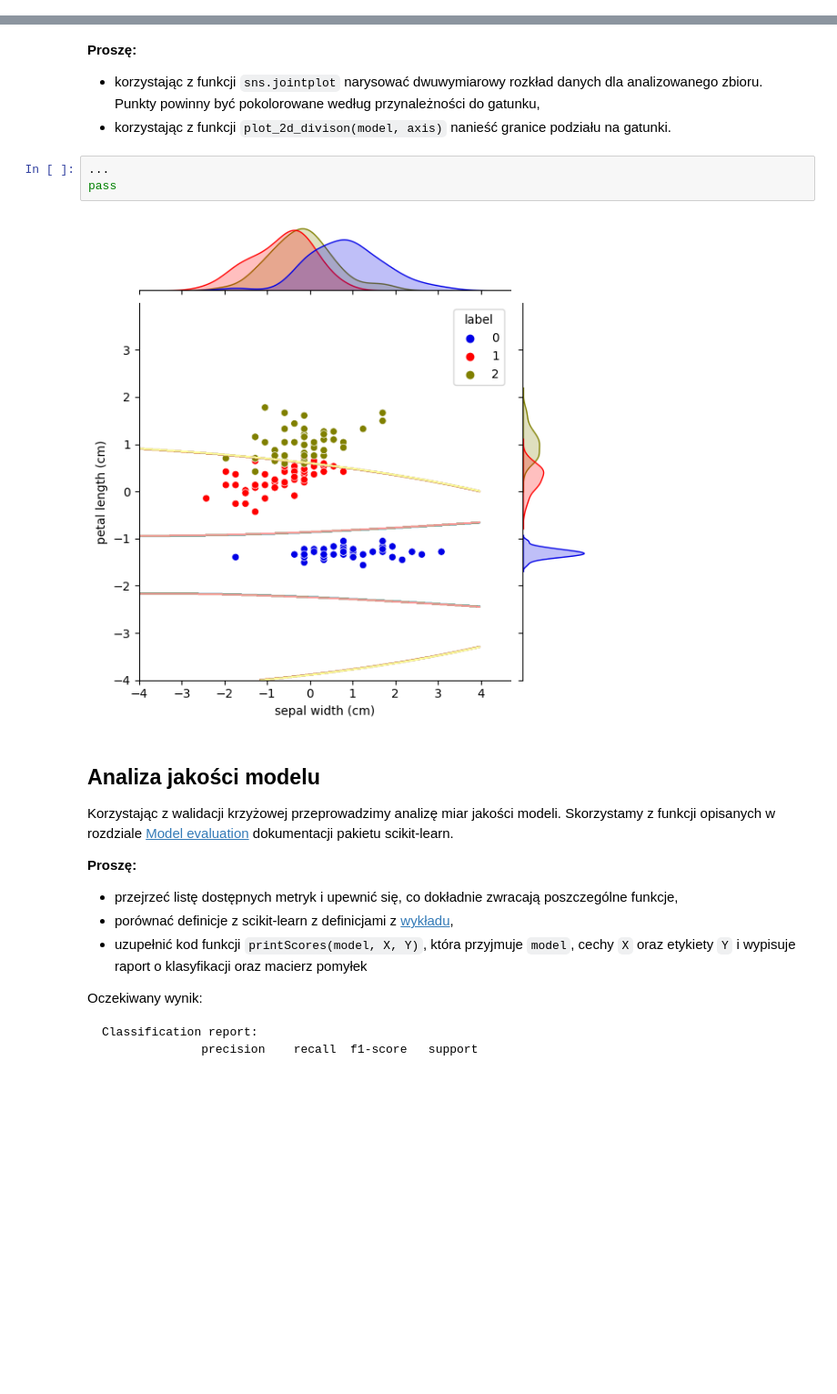
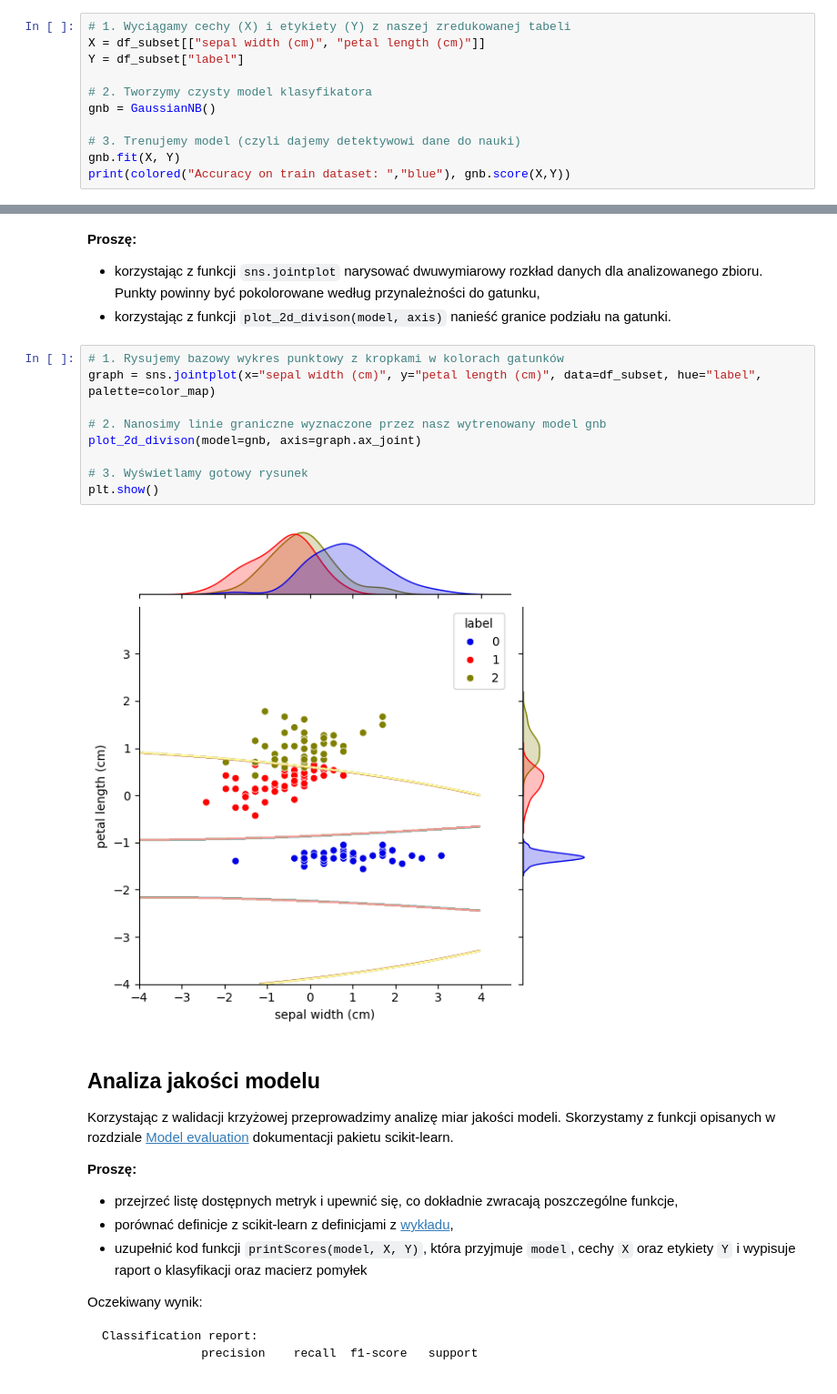
Before and after one commit to js-DigitalSurfer/ML, a Jupyter notebook: 05_Klasyfikator_Bayesa_irysy.ipynb, the cells around one changed output, grey strips where cells are left out. Shown at 91% size. Drawn from its saved outputs; the diff is of its cells as text; blank space fills up the shorter version.

````diff
--- a/05_Klasyfikator_Bayesa_irysy.ipynb
+++ b/05_Klasyfikator_Bayesa_irysy.ipynb
@@ -279,0 +288,11 @@ Accuracy on train dataset:  0.92
+# %%
+# 1. Wyciągamy cechy (X) i etykiety (Y) z naszej zredukowanej tabeli
+X = df_subset[["sepal width (cm)", "petal length (cm)"]]
+Y = df_subset["label"]
+
+# 2. Tworzymy czysty model klasyfikatora
+gnb = GaussianNB()
+
+# 3. Trenujemy model (czyli dajemy detektywowi dane do nauki)
+gnb.fit(X, Y)
+print(colored("Accuracy on train dataset: ","blue"), gnb.score(X,Y))
@@ -359,11 +389,17 @@ for classNumber in range(0,3):
 
 * korzystając z funkcji ```sns.jointplot``` narysować dwuwymiarowy rozkład danych dla analizowanego zbioru. Punkty powinny być pokolorowane według przynależności do gatunku,
 * korzystając z funkcji ```plot_2d_divison(model, axis)``` nanieść granice podziału na gatunki.
-# %%
-...
-pass
-# %% [output]
-[figure, removed]
+# %%
+# 1. Rysujemy bazowy wykres punktowy z kropkami w kolorach gatunków
+graph = sns.jointplot(x="sepal width (cm)", y="petal length (cm)", data=df_subset, hue="label", palette=color_map)
+
+# 2. Nanosimy linie graniczne wyznaczone przez nasz wytrenowany model gnb
+plot_2d_divison(model=gnb, axis=graph.ax_joint)
+
+# 3. Wyświetlamy gotowy rysunek
+plt.show()
+# %% [output]
+[figure, added]
 # %% [markdown]
 ## Analiza jakości modelu
 Korzystając z walidacji krzyżowej przeprowadzimy analizę miar jakości modeli. Skorzystamy z funkcji opisanych w rozdziale [Model evaluation](http://scikit-learn.org/stable/modules/model_evaluation.html) dokumentacji pakietu scikit-learn.
````
Also changed, not shown: parts of 16 cells of this notebook.
